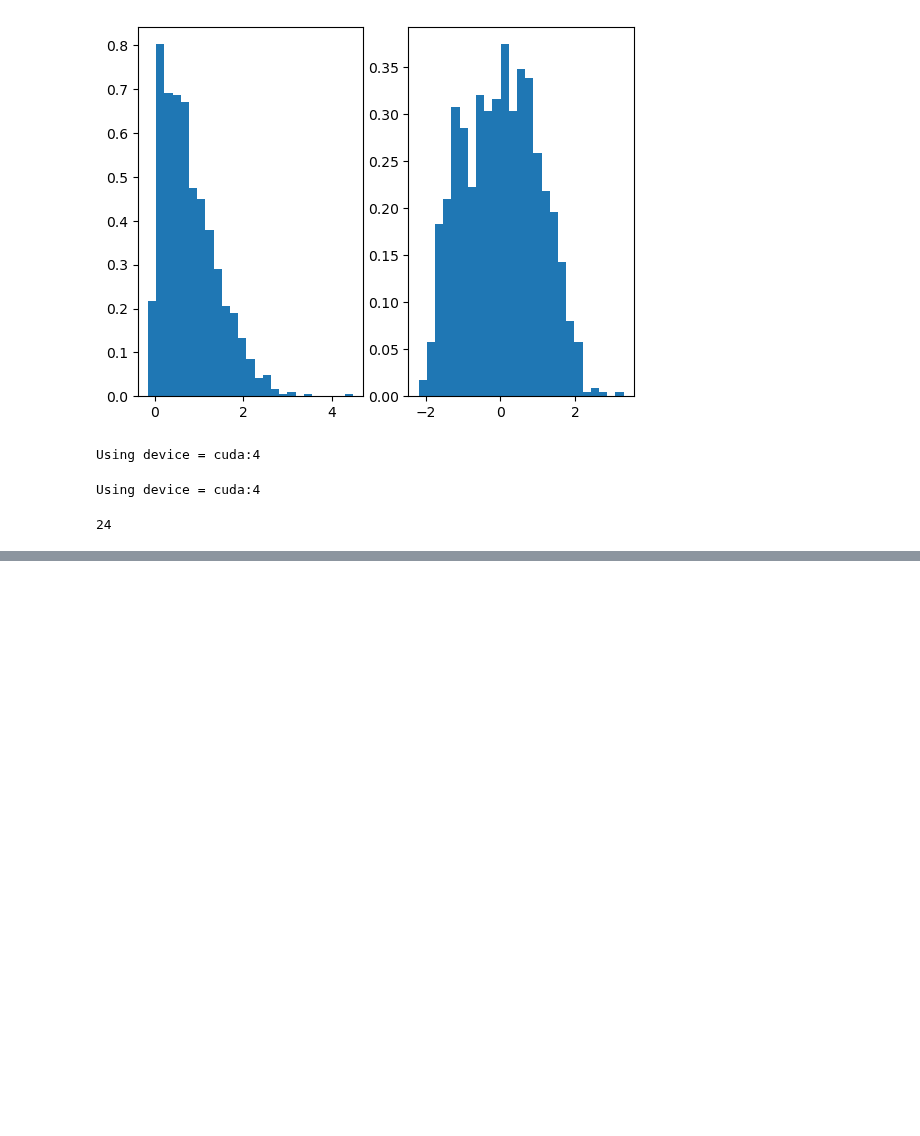
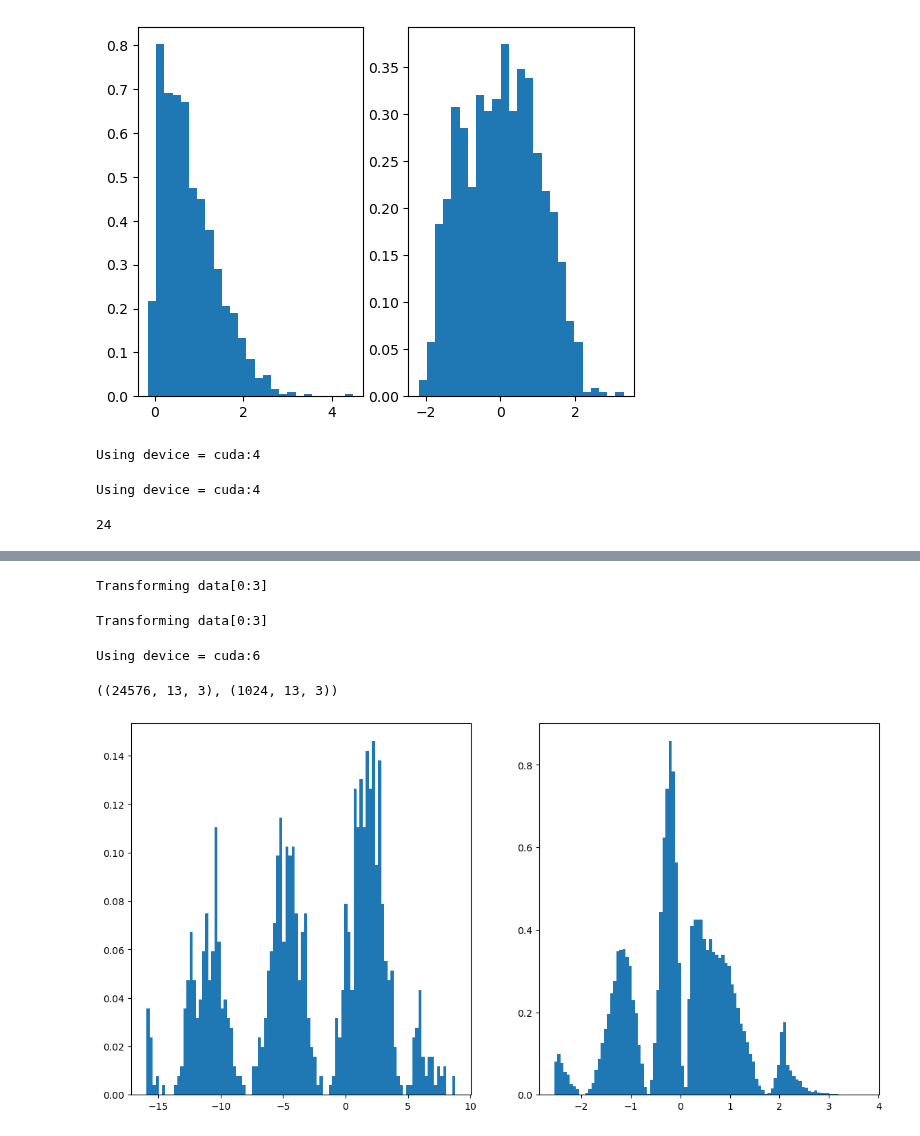
Before and after one commit to marcusGH/edain_paper, a Jupyter notebook: notebooks/normalizing_flows.ipynb, the cells around one changed output, grey strips where cells are left out. Cells and saved outputs as stored; diff of their text form; code cells hidden in the pictures; blank space fills up the shorter version.

Commit message:
Notebook update, Monotonic norm flow model implemented

```diff
--- a/notebooks/normalizing_flows.ipynb
+++ b/notebooks/normalizing_flows.ipynb
@@ -745,0 +858,2 @@ len(train_loader)
+# %%
+flows = _fit_all(0)
@@ -745,0 +922,8 @@ len(train_loader)
+# %%
+X_train, y_train = _transform_all(flows, 0, train_loader)
+# %% [output]
+Transforming data[0:3]
+# %%
+X_val, y_val = _transform_all(flows, 0, val_loader)
+# %% [output]
+Transforming data[0:3]
@@ -745,0 +948,25 @@ len(train_loader)
+# %%
+from src.models.basic_grunet import GRUNetBasic
+
+loss_fn = F.binary_cross_entropy
+model = GRUNetBasic(D, 32, 2, 4, num_cat_columns=0)
+optimizer = torch.optim.Adam(model.parameters(), lr=1e-3)
+scheduler = torch.optim.lr_scheduler.MultiStepLR(optimizer, milestones=[4, 7], gamma=0.1)
+early_stopper = experimentation.EarlyStopper(patience=5)
+hist = experimentation.fit_model(model, loss_fn, train_loader_amex, val_loader_amex, optimizer, scheduler, num_epochs=20, early_stopper=early_stopper, device_ids=[6], verbose=False)
+# %% [output]
+Using device = cuda:6
+# %%
+for X, _ in train_loader:
+    X = X.numpy()
+    break
+X_train.shape, X.shape
+# %% [output]
+((24576, 13, 3), (1024, 13, 3))
+# %%
+fig, ax = plt.subplots(ncols=2, figsize=(14, 7))
+ax[0].hist(X[:, 6, 0], bins=100, density=True)
+ax[1].hist(X_train[:, 6, 0], bins=100, density=True)
+plt.show()
+# %% [output]
+[figure, added]
```
Also changed, not shown: parts of 9 cells of this notebook, 1 other file.
